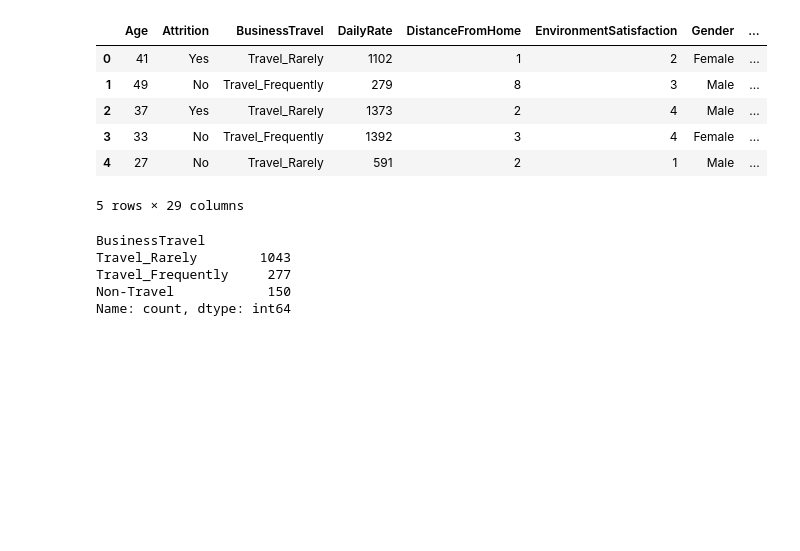
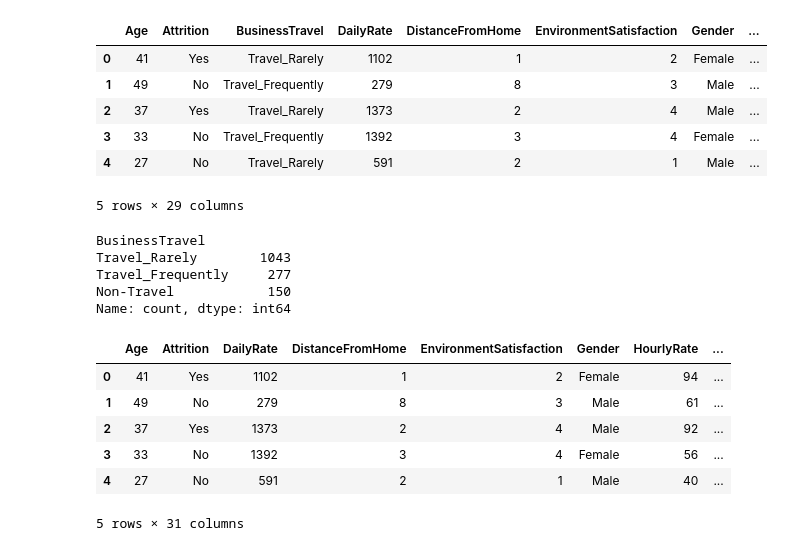
Before and after one commit to RovSveta/Introduction_to-_Machine_Learning_Methods-, a Jupyter notebook: Exercise_project_2/Exercisw_project_2_logistic_regression.ipynb, the cells around one changed output. Drawn from its saved outputs; the diff is of its cells as text; code cells hidden in the pictures; blank space fills up the shorter version.

```diff
--- a/Exercise_project_2/Exercisw_project_2_logistic_regression.ipynb
+++ b/Exercise_project_2/Exercisw_project_2_logistic_regression.ipynb
@@ -102,3 +123,22 @@ Travel_Rarely        1043
 Travel_Frequently     277
 Non-Travel            150
 Name: count, dtype: int64
+# %%
+# use of OneHotEncoder for "BusinessTravel" column , it will create multiple columns with numeric values:
+from sklearn.preprocessing import OneHotEncoder
+variables = ["BusinessTravel"]
+
+# use encoder:
+encoder = OneHotEncoder(sparse_output=False).set_output(transform="pandas")
+one_hot_encoded = encoder.fit_transform(df[variables]).astype(int)
+df = pd.concat([df,one_hot_encoded],axis=1).drop(columns=variables)
+# %%
+df.head()
+# %% [output]
+|  | Age | Attrition | DailyRate | DistanceFromHome | EnvironmentSatisfaction | Gender | HourlyRate | ... |
+| 0 | 41 | Yes | 1102 | 1 | 2 | Female | 94 | ... |
+| 1 | 49 | No | 279 | 8 | 3 | Male | 61 | ... |
+| 2 | 37 | Yes | 1373 | 2 | 4 | Male | 92 | ... |
+| 3 | 33 | No | 1392 | 3 | 4 | Female | 56 | ... |
+| 4 | 27 | No | 591 | 2 | 1 | Male | 40 | ... |
+5 rows × 31 columns
```
Also changed, not shown: parts of 11 cells of this notebook.
